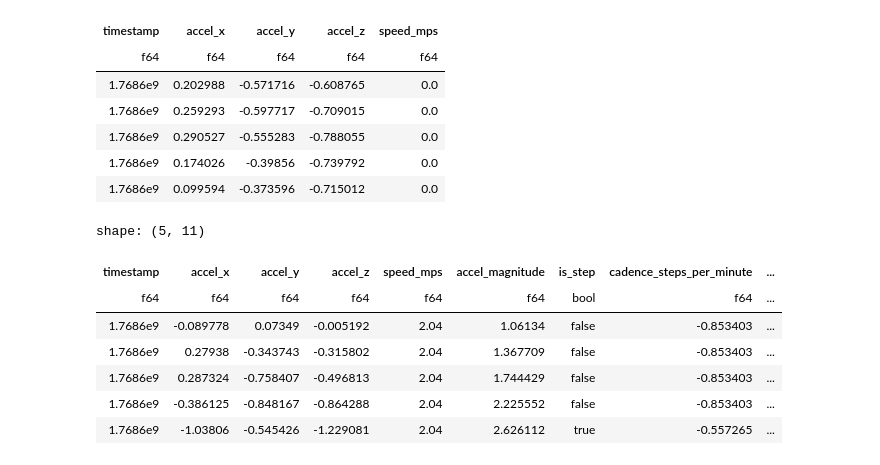
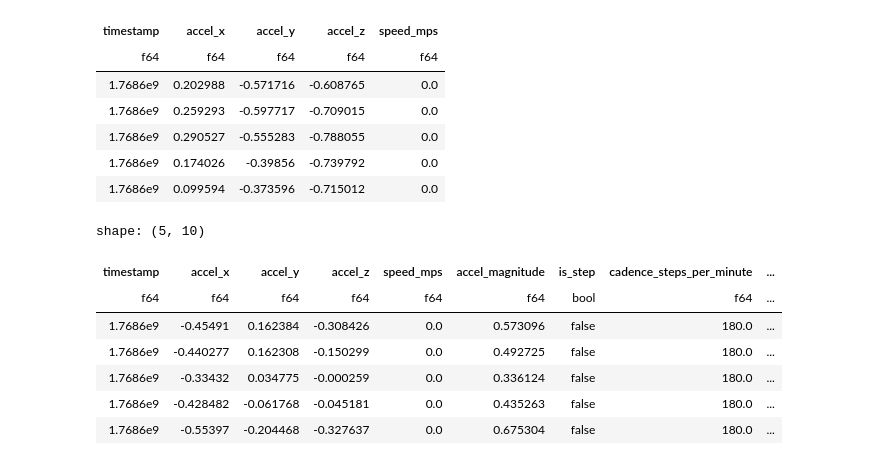
Before and after one commit to cpsanders/gait-analytics, a Jupyter notebook: notebooks/data_processing.ipynb, the cells around one changed output. Cells and saved outputs as stored; diff of their text form; code cells hidden in the pictures.

```diff
--- a/notebooks/data_processing.ipynb
+++ b/notebooks/data_processing.ipynb
@@ -35,12 +26,12 @@ df_scaled = df_preprocessed.with_columns([
 # %%
-df_scaled.head()
+df_preprocessed.head()
 # %% [output]
-shape: (5, 11)
+shape: (5, 10)
 | timestamp | accel_x | accel_y | accel_z | speed_mps | accel_magnitude | is_step | cadence_steps_per_minute | ... |
 | f64 | f64 | f64 | f64 | f64 | f64 | bool | f64 | ... |
-| 1.7686e9 | -0.089778 | 0.07349 | -0.005192 | 2.04 | 1.06134 | false | -0.853403 | ... |
-| 1.7686e9 | 0.27938 | -0.343743 | -0.315802 | 2.04 | 1.367709 | false | -0.853403 | ... |
-| 1.7686e9 | 0.287324 | -0.758407 | -0.496813 | 2.04 | 1.744429 | false | -0.853403 | ... |
-| 1.7686e9 | -0.386125 | -0.848167 | -0.864288 | 2.04 | 2.225552 | false | -0.853403 | ... |
-| 1.7686e9 | -1.03806 | -0.545426 | -1.229081 | 2.04 | 2.626112 | true | -0.557265 | ... |
+| 1.7686e9 | -0.45491 | 0.162384 | -0.308426 | 0.0 | 0.573096 | false | 180.0 | ... |
+| 1.7686e9 | -0.440277 | 0.162308 | -0.150299 | 0.0 | 0.492725 | false | 180.0 | ... |
+| 1.7686e9 | -0.33432 | 0.034775 | -0.000259 | 0.0 | 0.336124 | false | 180.0 | ... |
+| 1.7686e9 | -0.428482 | -0.061768 | -0.045181 | 0.0 | 0.435263 | false | 180.0 | ... |
+| 1.7686e9 | -0.55397 | -0.204468 | -0.327637 | 0.0 | 0.675304 | false | 180.0 | ... |
 # %%
```
Also changed, not shown: parts of 2 cells of this notebook, 2 other files.
